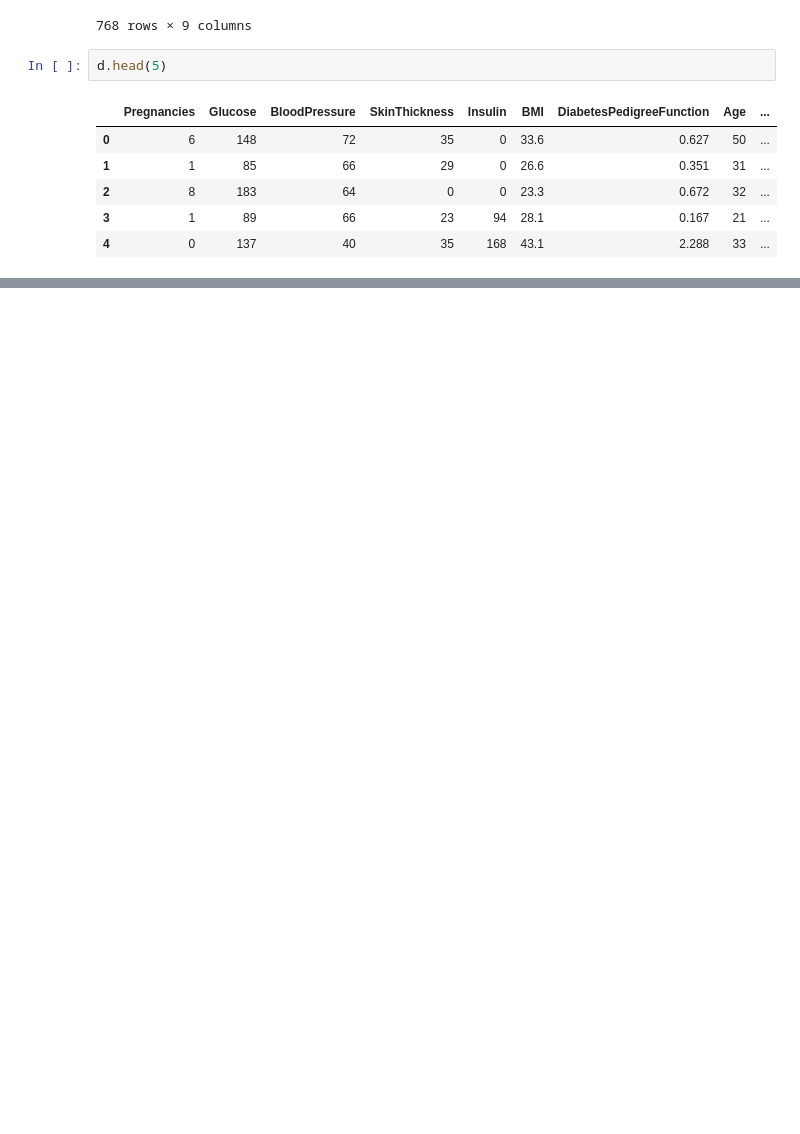
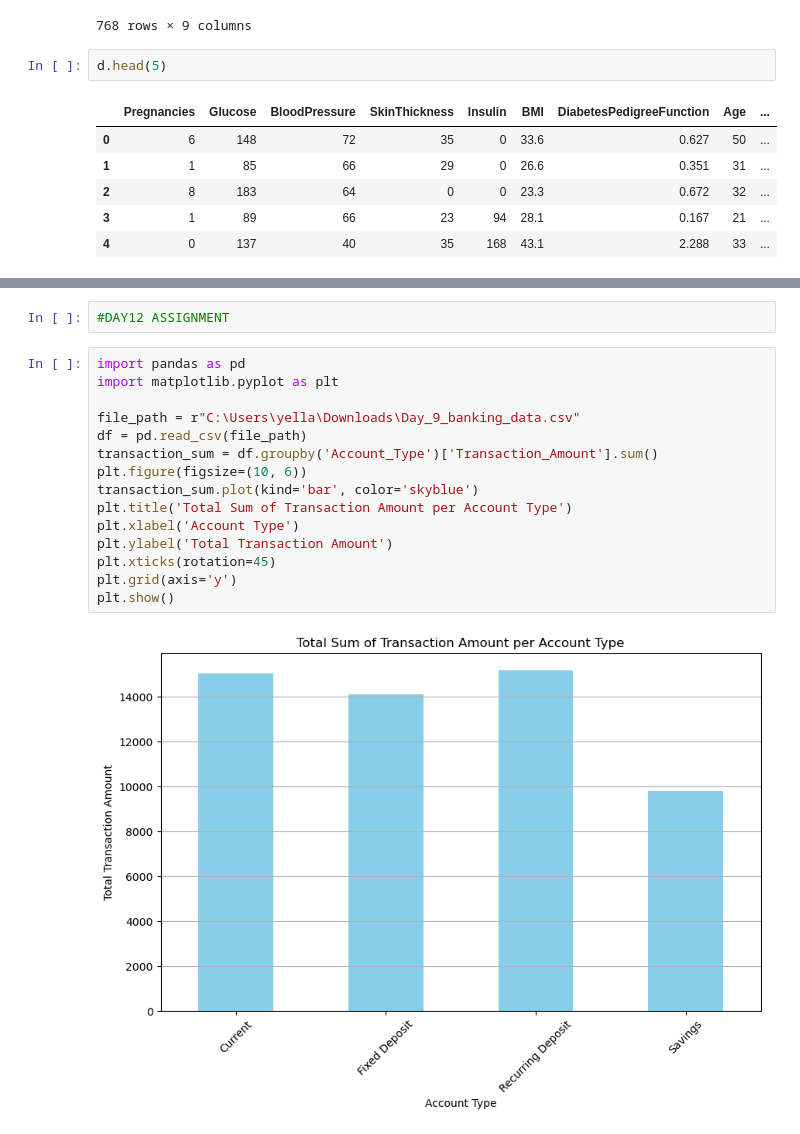
Before and after one commit to RinkuAshish2/ASSIGNMENTS, a Jupyter notebook: LMS_ASSIGNMENTS.ipynb, the cells around one changed output, grey strips where cells are left out. Saved outputs shown, nothing was run; the diff lists cells and outputs as text; blank space fills up the shorter version.

```diff
--- a/LMS_ASSIGNMENTS.ipynb
+++ b/LMS_ASSIGNMENTS.ipynb
@@ -171,0 +335,19 @@ d.describe()
+# %%
+#DAY12 ASSIGNMENT
+# %%
+import pandas as pd
+import matplotlib.pyplot as plt
+
+file_path = r"C:\Users\yella\Downloads\Day_9_banking_data.csv"
+df = pd.read_csv(file_path)
+transaction_sum = df.groupby('Account_Type')['Transaction_Amount'].sum()
+plt.figure(figsize=(10, 6))
+transaction_sum.plot(kind='bar', color='skyblue')
+plt.title('Total Sum of Transaction Amount per Account Type')
+plt.xlabel('Account Type')
+plt.ylabel('Total Transaction Amount')
+plt.xticks(rotation=45)
+plt.grid(axis='y')
+plt.show()
+# %% [output]
+[figure, added]
```
Also changed, not shown: parts of 13 cells of this notebook.
